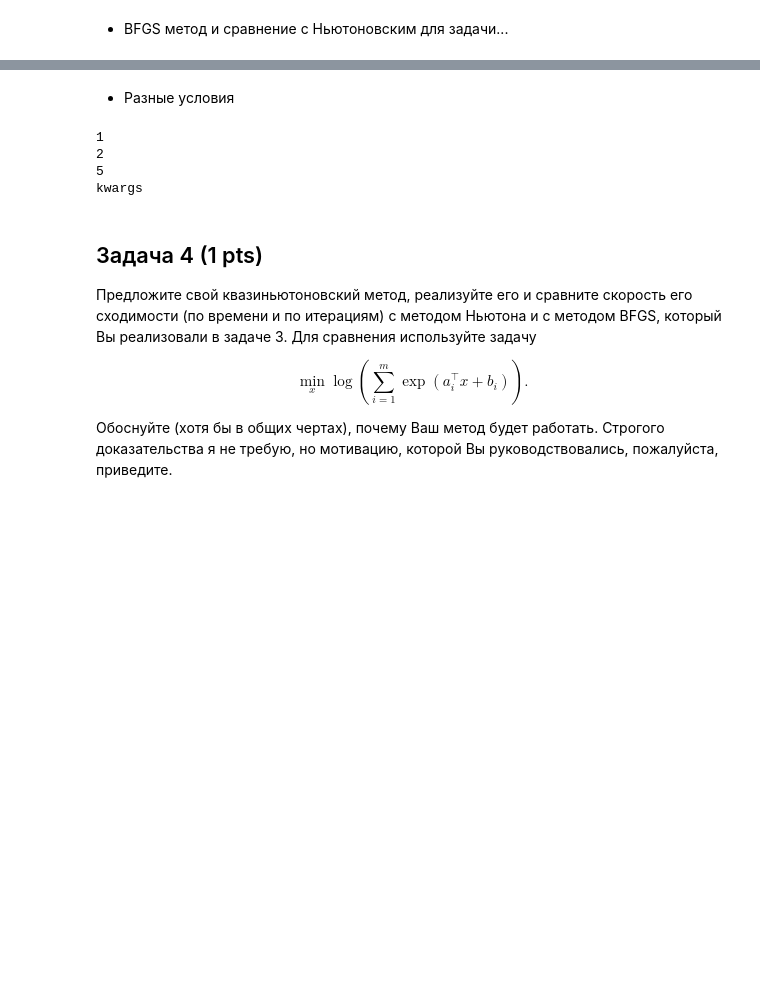
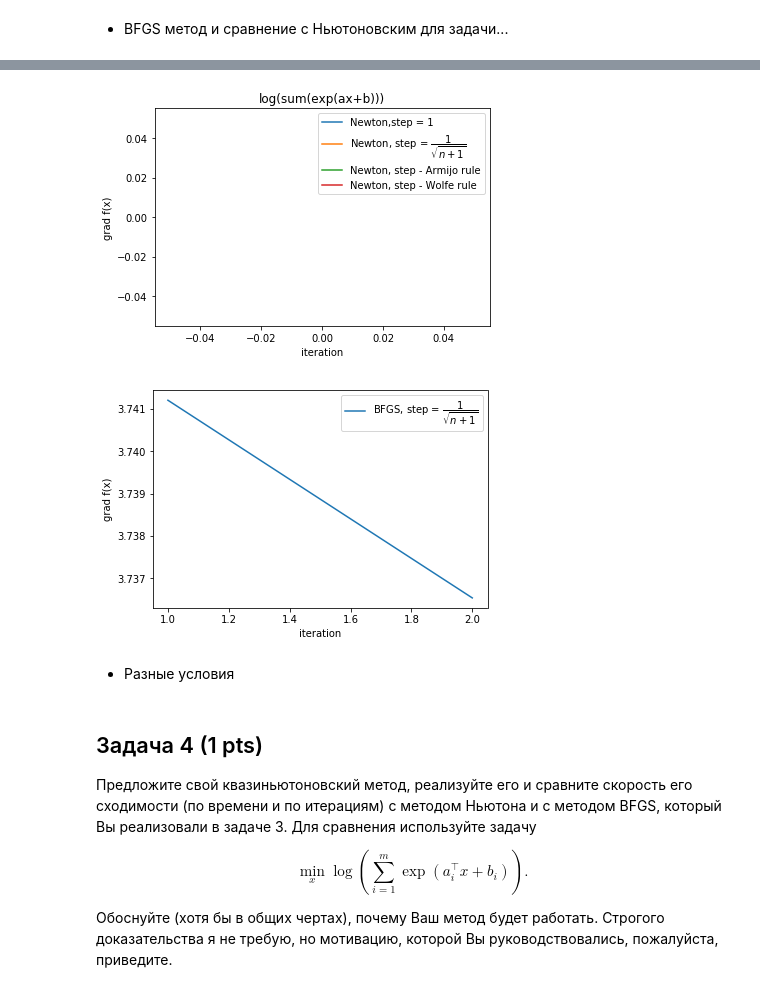
Before and after one commit to hohlov06/opts, a Jupyter notebook: pyt_HW4/HW10.ipynb, the cells around one changed output, grey strips where cells are left out. Drawn from its saved outputs; the diff is of its cells as text; code cells hidden in the pictures; blank space fills up the shorter version.

```diff
--- a/pyt_HW4/HW10.ipynb
+++ b/pyt_HW4/HW10.ipynb
@@ -651,28 +914,37 @@ $\min_x \log \left( \sum_{i=1}^m \exp(a_i^{\top}x + b_i)\right)$
+# %%
+iter1 = np.arange(1, len(grad_f2_newton_linesearch)+1, 1)
+iter2 = np.arange(1, len(grad_f2_newton_sqrtiter)+1, 1)
+iter3 = np.arange(1, len(grad_f2_newton_armijo)+1, 1)
+iter4 = np.arange(1, len(grad_f2_newton_wolfe)+1, 1)
+iter5 = np.arange(1, len(grad_f2_bfgs_linesearch)+1, 1)
+iter6 = np.arange(1, len(grad_f2_bfgs_sqrtiter)+1, 1)
+iter7 = np.arange(1, len(grad_f2_bfgs_armijo)+1, 1)
+iter8 = np.arange(1, len(grad_f2_bfgs_wolfe)+1, 1)
+
+plt.plot(iter1, grad_f2_newton_linesearch, label='Newton,step = 1')
+plt.plot(iter2, grad_f2_newton_sqrtiter, label='Newton, step = $\dfrac{1}{\sqrt{n+1}}$')
+plt.plot(iter3, grad_f2_newton_armijo, label='Newton, step - Armijo rule')
+plt.plot(iter4, grad_f2_newton_wolfe, label='Newton, step - Wolfe rule')
+plt.xlabel("iteration")
+plt.ylabel("grad f(x)")
+plt.legend()
+plt.title("log(sum(exp(ax+b)))")
+plt.show()
+
+
+#plt.plot(iter5, grad_f2_bfgs_linesearch, label='BFGS,step = 1')
+plt.plot(iter6, grad_f2_bfgs_sqrtiter, label='BFGS, step = $\dfrac{1}{\sqrt{n+1}}$')
+#plt.plot(iter7, grad_f2_bfgs_armijo, label='BFGS, step - Armijo rule')
+#plt.plot(iter8, grad_f2_bfgs_wolfe, label='BFGS, step - Wolfe rule')
+plt.xlabel("iteration")
+plt.ylabel("grad f(x)")
+plt.legend()
+plt.show()
+# %% [output]
+[figure, added]
+[figure, added]
 # %% [markdown]
 - Разные условия
-# %%
-def qwe():
-    print("1")
-    return
-
-def jcu(tt, *args, **kwargs):
-    ttt =tt
-    ttt()
-    for key in args:
-        print(key)
-    for key in kwargs:
-        print(key)
-    return
-
-a=2
-b =5
-c = {"a": 2, "b": 5}
-jcu(qwe,a,b, kwargs=c)
-# %% [output]
-1
-2
-5
-kwargs
 # %% [markdown]
 ## Задача 4 (1 pts)
 
```
Also changed, not shown: parts of 31 cells of this notebook.
